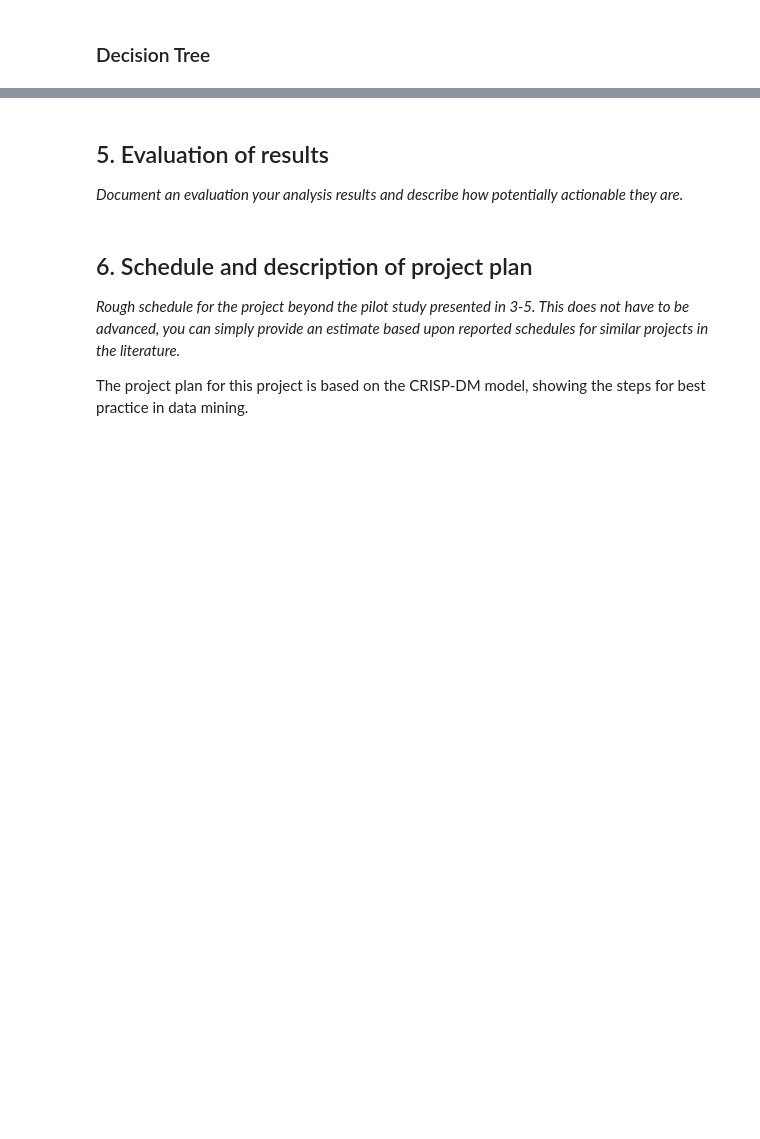
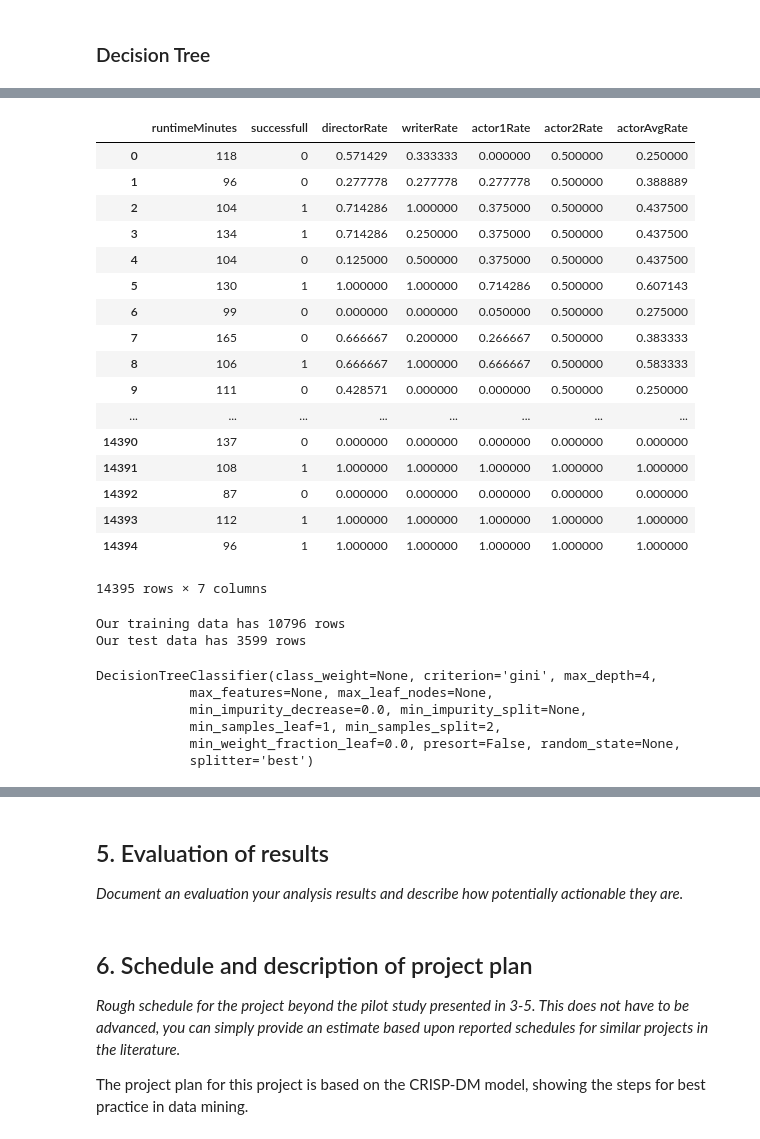
Before and after one commit to philipohlund/2IS063_project, a Jupyter notebook: Data Mining Project.ipynb, the cells around one changed output, grey strips where cells are left out. Cells and saved outputs as stored; diff of their text form; code cells hidden in the pictures; blank space fills up the shorter version.

```diff
--- a/Data Mining Project.ipynb
+++ b/Data Mining Project.ipynb
@@ -304,25 +748,55 @@ movies_ratings_crew_actors.head()
 # %%
 df = pd.merge(movies_ratings_crew_actors, directors[['directors', 'directorRate']], on='directors')
 
 df = pd.merge(df, writers[['writers', 'writerRate']], on='writers')
 
 df = pd.merge(df, actors[['actors', 'successRate']], left_on='actor1', right_on='actors')
 df = df.rename(columns={'successRate': 'actor1Rate'})
 
 df = pd.merge(df, actors[['actors', 'successRate']], left_on='actor2', right_on='actors')
 df = df.rename(columns={'successRate': 'actor2Rate'})
 
-df = df[['runtimeMinutes', 'successfull', 'directorRate', 'writerRate', 'actor1Rate', 'actor2Rate']]
+df['actorAvgRate'] = (df['actor1Rate'] + df['actor2Rate']) / 2
+
+df = df[['runtimeMinutes', 'successfull', 'directorRate', 'writerRate', 'actor1Rate', 'actor2Rate', 'actorAvgRate']]
+df
+# %% [output]
+|  | runtimeMinutes | successfull | directorRate | writerRate | actor1Rate | actor2Rate | actorAvgRate |
+| 0 | 118 | 0 | 0.571429 | 0.333333 | 0.000000 | 0.500000 | 0.250000 |
+| 1 | 96 | 0 | 0.277778 | 0.277778 | 0.277778 | 0.500000 | 0.388889 |
+| 2 | 104 | 1 | 0.714286 | 1.000000 | 0.375000 | 0.500000 | 0.437500 |
+| 3 | 134 | 1 | 0.714286 | 0.250000 | 0.375000 | 0.500000 | 0.437500 |
+| 4 | 104 | 0 | 0.125000 | 0.500000 | 0.375000 | 0.500000 | 0.437500 |
+| 5 | 130 | 1 | 1.000000 | 1.000000 | 0.714286 | 0.500000 | 0.607143 |
+| 6 | 99 | 0 | 0.000000 | 0.000000 | 0.050000 | 0.500000 | 0.275000 |
+| 7 | 165 | 0 | 0.666667 | 0.200000 | 0.266667 | 0.500000 | 0.383333 |
+| 8 | 106 | 1 | 0.666667 | 1.000000 | 0.666667 | 0.500000 | 0.583333 |
+| 9 | 111 | 0 | 0.428571 | 0.000000 | 0.000000 | 0.500000 | 0.250000 |
+| ... | ... | ... | ... | ... | ... | ... | ... |
+| 14390 | 137 | 0 | 0.000000 | 0.000000 | 0.000000 | 0.000000 | 0.000000 |
+| 14391 | 108 | 1 | 1.000000 | 1.000000 | 1.000000 | 1.000000 | 1.000000 |
+| 14392 | 87 | 0 | 0.000000 | 0.000000 | 0.000000 | 0.000000 | 0.000000 |
+| 14393 | 112 | 1 | 1.000000 | 1.000000 | 1.000000 | 1.000000 | 1.000000 |
+| 14394 | 96 | 1 | 1.000000 | 1.000000 | 1.000000 | 1.000000 | 1.000000 |
+14395 rows × 7 columns
 # %%
-from sklearn.model_selection import train_test_split
 successfull_data = df.successfull
-X_train, X_test, y_train, y_test = train_test_split(df[['runtimeMinutes', 'directorRate', 'writerRate', 'actor1Rate', 'actor2Rate']], successfull_data, test_size=0.25)
+X_train, X_test, y_train, y_test = train_test_split(df[['runtimeMinutes', 'directorRate', 'writerRate', 'actorAvgRate']], successfull_data, test_size=0.25)
 print("Our training data has {} rows".format(len(X_train)))
 print("Our test data has {} rows".format(len(X_test)))
+# %% [output]
+Our training data has 10796 rows
+Our test data has 3599 rows
 # %%
-from sklearn.tree import DecisionTreeClassifier
-classifier = DecisionTreeClassifier(max_depth=5)
+classifier = DecisionTreeClassifier(max_depth=4)
 classifier.fit(X_train.values, y_train.values)
+# %% [output]
+DecisionTreeClassifier(class_weight=None, criterion='gini', max_depth=4,
+            max_features=None, max_leaf_nodes=None,
+            min_impurity_decrease=0.0, min_impurity_split=None,
+            min_samples_leaf=1, min_samples_split=2,
+            min_weight_fraction_leaf=0.0, presort=False, random_state=None,
+            splitter='best')
 # %%
 sample = X_test.head(10)
 sample['successfull'] = classifier.predict(sample)
```
Also changed, not shown: parts of 30 cells of this notebook.
